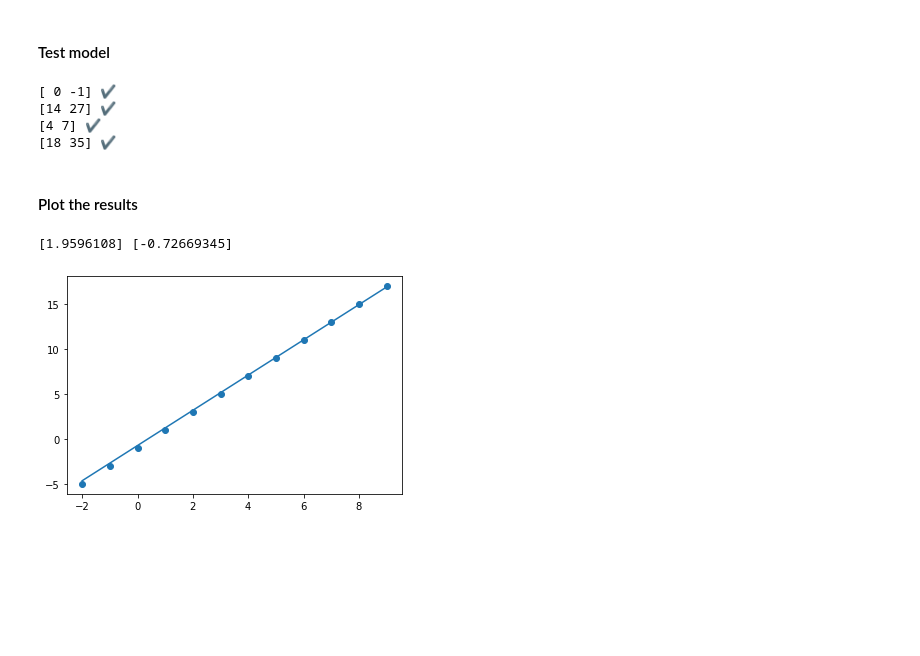
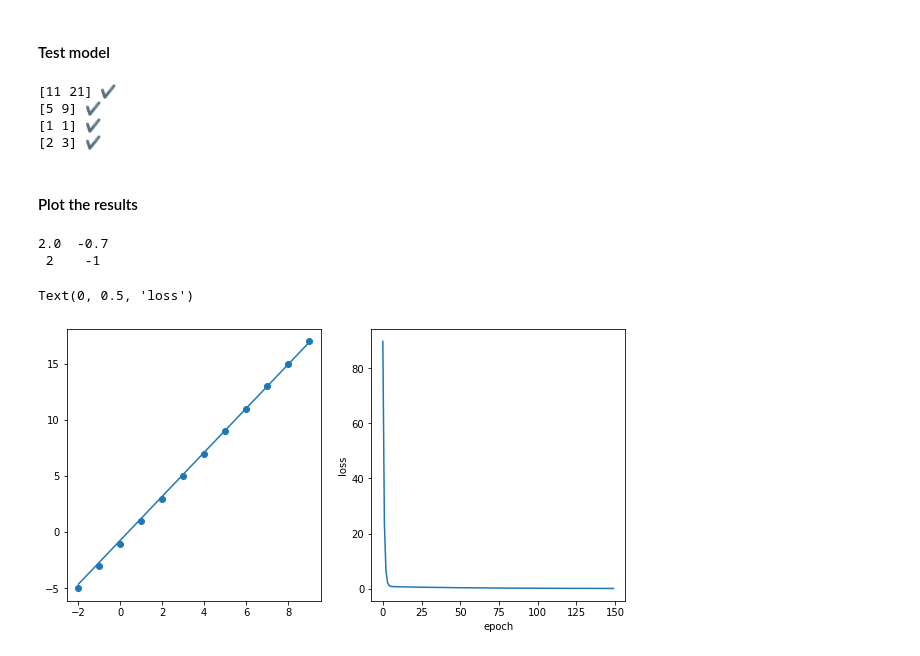
Before and after one commit to rohannakra/Simple-Neural-Network-Experiments, a Jupyter notebook: simple_neural_net_exp.ipynb, the cells around one changed output. Drawn from its saved outputs; the diff is of its cells as text; code cells hidden in the pictures; blank space fills up the shorter version.

Commit message:
Editing plots

```diff
--- a/simple_neural_net_exp.ipynb
+++ b/simple_neural_net_exp.ipynb
@@ -38,7 +38,7 @@ def model():
 
 model = model()
 
-model.fit(X_train, y_train, epochs=150, verbose=False)    # NOTE: epochs are increased because of limited data.
+results = model.fit(X_train, y_train, epochs=150, verbose=False)    # NOTE: epochs are increased because of limited data.
 
 print('Loss: {:.2f}'.format(model.evaluate(X_train, y_train, verbose=False)))
 # %% [output]
@@ -60,19 +60,32 @@ def test():
 
 test()
 # %% [output]
-[ 0 -1] ✔️
-[14 27] ✔️
-[4 7] ✔️
-[18 35] ✔️
+[11 21] ✔️
+[5 9] ✔️
+[1 1] ✔️
+[2 3] ✔️
 # %% [markdown]
 #### Plot the results
 # %%
+fig, (ax_1, ax_2) = plt.subplots(1, 2, figsize=(10, 5))
+
 slope = model.get_weights()[0][0]
 intercept = model.get_weights()[1]
 
-plt.plot(X_train, X_train * slope + intercept)
-plt.scatter(X_train, y_train)
-print(slope, intercept)
+ax_1.plot(X_train, X_train * slope + intercept)
+ax_1.scatter(X_train, y_train)
+
+slope = '{:.2}'.format(slope[0])
+intercept = '{:.2}'.format(intercept[0])
+
+print('{:^4} {:^4}'.format(slope, intercept))
+print('{:^4} {:^4}'.format(2, -1))
+
+ax_2.plot(results.history['loss'])
+ax_2.set_xlabel('epoch')
+ax_2.set_ylabel('loss')
 # %% [output]
-[1.9596108] [-0.72669345]
+2.0  -0.7
+ 2    -1
+Text(0, 0.5, 'loss')
-[figure, old version]
+[figure, new version]
```
Also changed, not shown: 1 other file.
